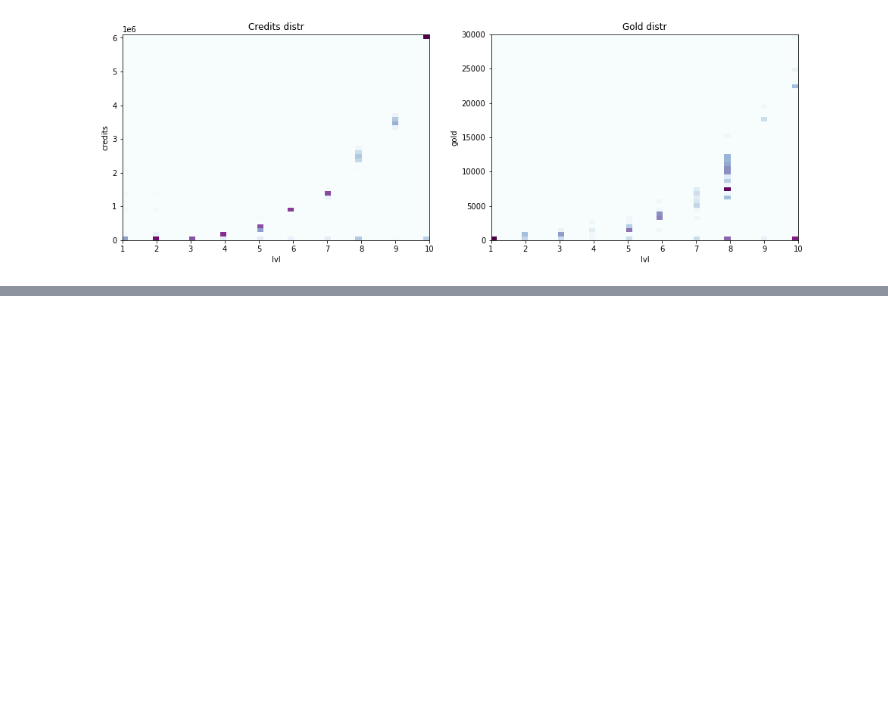
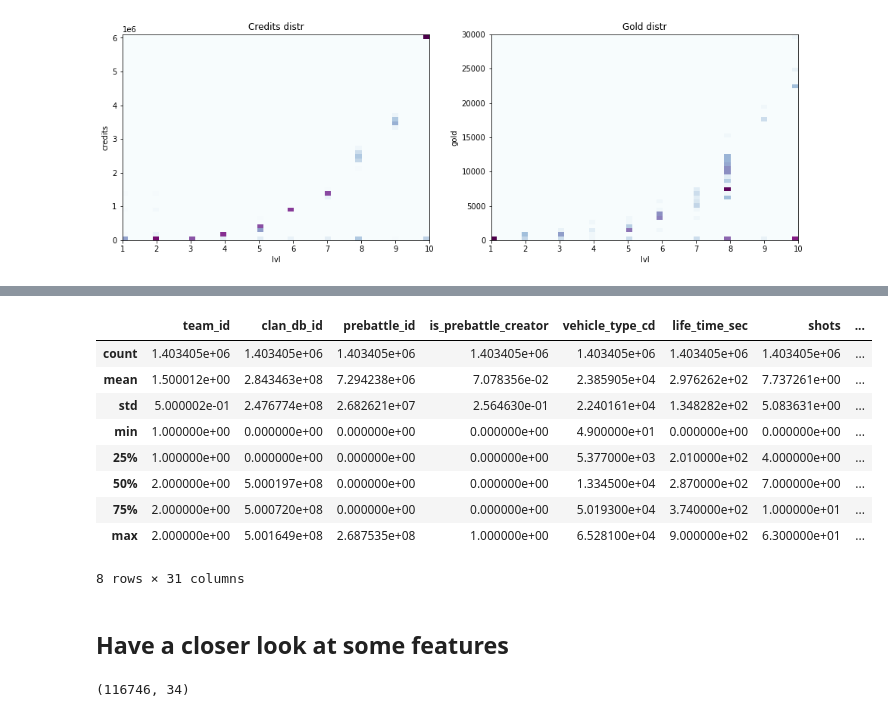
Before and after one commit to Egorka1/WG_Forge, a Jupyter notebook: WGProject.ipynb, the cells around one changed output, grey strips where cells are left out. Cells and saved outputs as stored; diff of their text form; code cells hidden in the pictures; blank space fills up the shorter version.

Commit message:
Initial data examination, checking for duplicates and missing values (copied from Google Colab).

```diff
--- a/WGProject.ipynb
+++ b/WGProject.ipynb
@@ -29,0 +179,19 @@ data.info()
+# %%
+data.describe()
+# %% [output]
+|  | team_id | clan_db_id | prebattle_id | is_prebattle_creator | vehicle_type_cd | life_time_sec | shots | ... |
+| count | 1.403405e+06 | 1.403405e+06 | 1.403405e+06 | 1.403405e+06 | 1.403405e+06 | 1.403405e+06 | 1.403405e+06 | ... |
+| mean | 1.500012e+00 | 2.843463e+08 | 7.294238e+06 | 7.078356e-02 | 2.385905e+04 | 2.976262e+02 | 7.737261e+00 | ... |
+| std | 5.000002e-01 | 2.476774e+08 | 2.682621e+07 | 2.564630e-01 | 2.240161e+04 | 1.348282e+02 | 5.083631e+00 | ... |
+| min | 1.000000e+00 | 0.000000e+00 | 0.000000e+00 | 0.000000e+00 | 4.900000e+01 | 0.000000e+00 | 0.000000e+00 | ... |
+| 25% | 1.000000e+00 | 0.000000e+00 | 0.000000e+00 | 0.000000e+00 | 5.377000e+03 | 2.010000e+02 | 4.000000e+00 | ... |
+| 50% | 2.000000e+00 | 5.000197e+08 | 0.000000e+00 | 0.000000e+00 | 1.334500e+04 | 2.870000e+02 | 7.000000e+00 | ... |
+| 75% | 2.000000e+00 | 5.000720e+08 | 0.000000e+00 | 0.000000e+00 | 5.019300e+04 | 3.740000e+02 | 1.000000e+01 | ... |
+| max | 2.000000e+00 | 5.001649e+08 | 2.687535e+08 | 1.000000e+00 | 6.528100e+04 | 9.000000e+02 | 6.300000e+01 | ... |
+8 rows × 31 columns
+# %% [markdown]
+## Have a closer look at some features
+# %%
+data[data['remained_hp'] < 0].shape
+# %% [output]
+(116746, 34)
```
Also changed, not shown: parts of 24 cells of this notebook.
